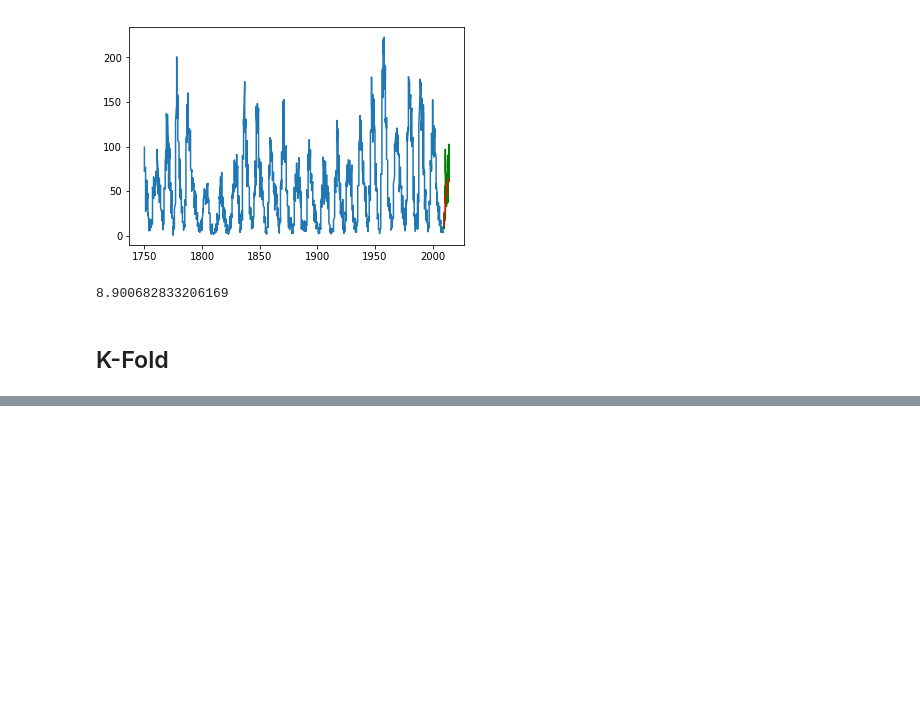
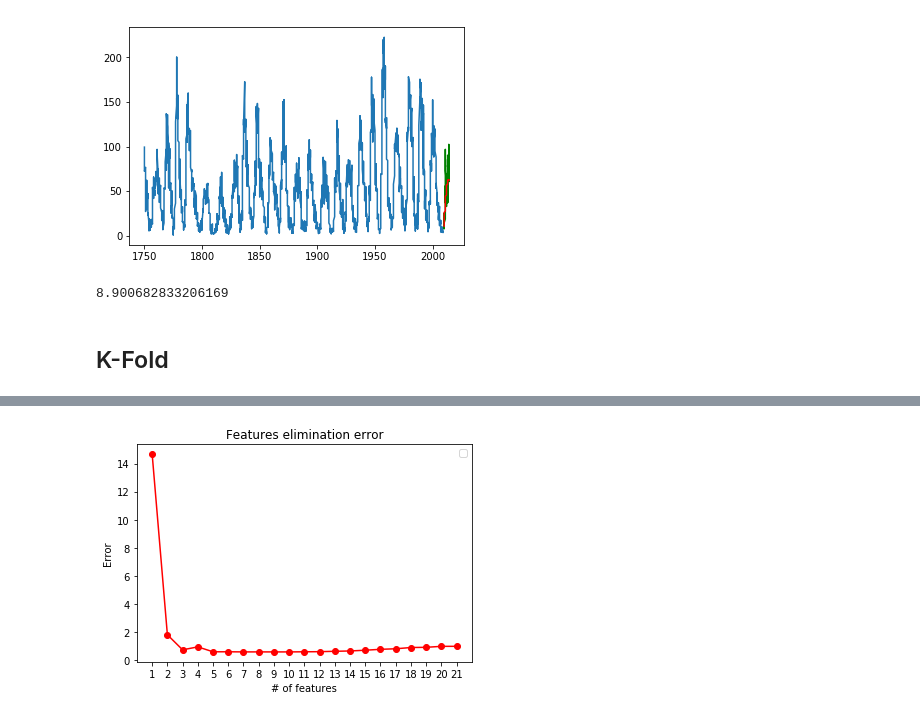
Before and after one commit to douglashsabreu/MachineLearning, a Jupyter notebook: LinearRegression/Sunspot Linear Regression.ipynb, the cells around one changed output, grey strips where cells are left out. Saved outputs shown, nothing was run; the diff lists cells and outputs as text; code cells hidden in the pictures; blank space fills up the shorter version.

```diff
--- a/LinearRegression/Sunspot Linear Regression.ipynb
+++ b/LinearRegression/Sunspot Linear Regression.ipynb
@@ -58,7 +58,7 @@ def k_fold(x, y, k):
 
     return x_folds, y_folds
 # %%
-def compute_error_k_fold(x, y):
+def compute_error_k_fold(x, y, alpha):
     rmse = lambda predictions, sunspots_values_test: np.sqrt(np.sum(predictions - sunspots_values_test)**2) * 1/len(predictions)
     error_hist, w_hist = [], []
     folds_number = len(x)
@@ -84,7 +84,10 @@ def compute_error_k_fold(x, y):
         x_train = np.array(x_train)
         y_train = np.array(y_train)
 
-        w = np.dot(np.dot(np.linalg.inv(np.dot(x_train.T, x_train)), x_train.T), y_train)
+        identity = np.identity(x_train.shape[1])
+        identity[0][0] = 0
+
+        w = np.dot(np.dot(np.linalg.inv(np.dot(x_train.T, x_train) + alpha * identity), x_train.T), y_train)
 
         predictions = np.dot(x_validation, w)
 
@@ -92,7 +95,7 @@ def compute_error_k_fold(x, y):
         error_hist.append(error)
         w_hist.append(w)
 
-    return error_hist, w_hist, np.min(error_hist), np.std(error_hist)
+    return np.mean(error_hist)
 # %%
 def remove_features(x, idx):
     if idx == 0:
@@ -200,3 +201,0 @@ x_fold, y_fold = k_fold(phi, y, 10)
-# %%
-error_hist, w_hist, min_error, error_std = compute_error_k_fold(x_fold, y_fold)
-min_error_all_features = min_error
@@ -258,0 +202,4 @@ Algorithm converged.
+# %%
+alphas = [ 10 ** i for i in range(-6, 3)]
+alphas.append(0)
+alphas
@@ -258,0 +208,3 @@ Algorithm converged.
+# %%
+errors_all_features = [ compute_error_k_fold(x_fold, y_fold, alpha) for alpha in alphas]
+avg_error_all_features = np.min(errors_all_features)
@@ -258,0 +266,11 @@ Algorithm converged.
+# %%
+index = np.arange(21,0,-1)
+plt.plot(index, error_history, marker='o', color='r')
+plt.xlabel('# of features')
+plt.ylabel('Error')
+plt.title('Features elimination error')
+plt.xticks(index, index)
+plt.legend()
+plt.show()
+# %% [output]
+[figure, added]
```
Also changed, not shown: parts of 6 cells of this notebook.
